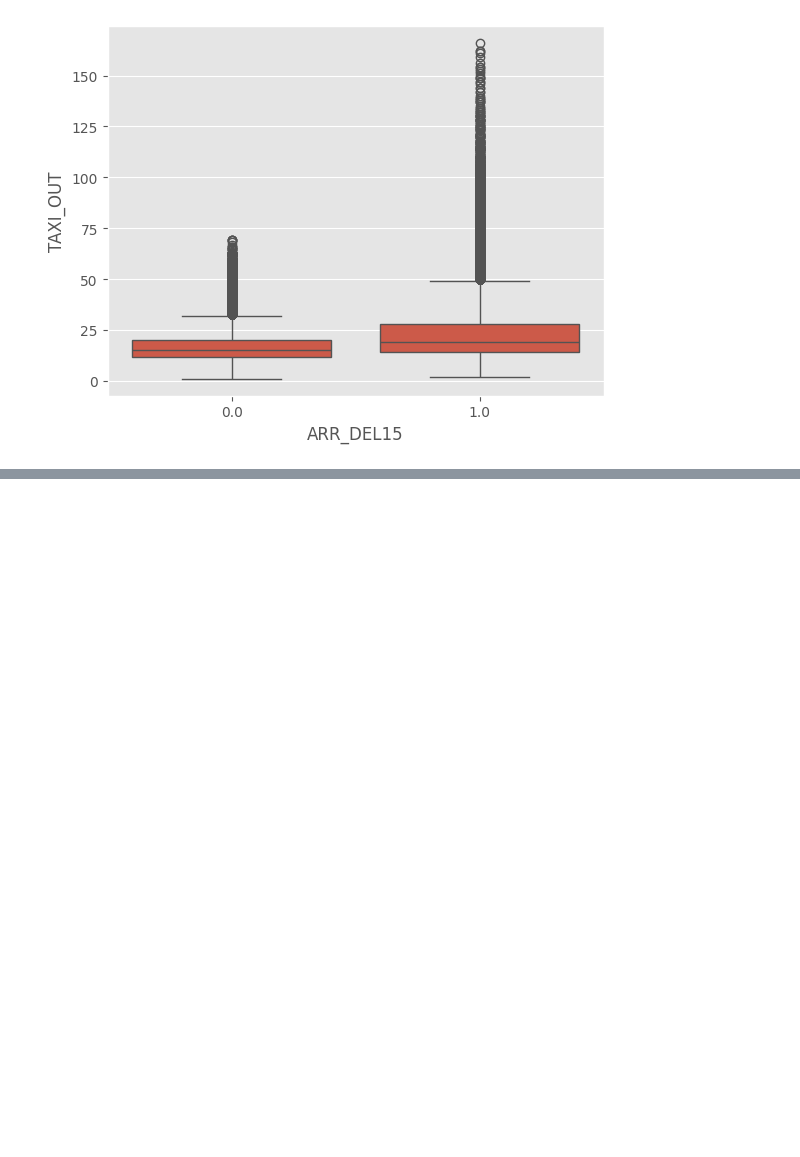
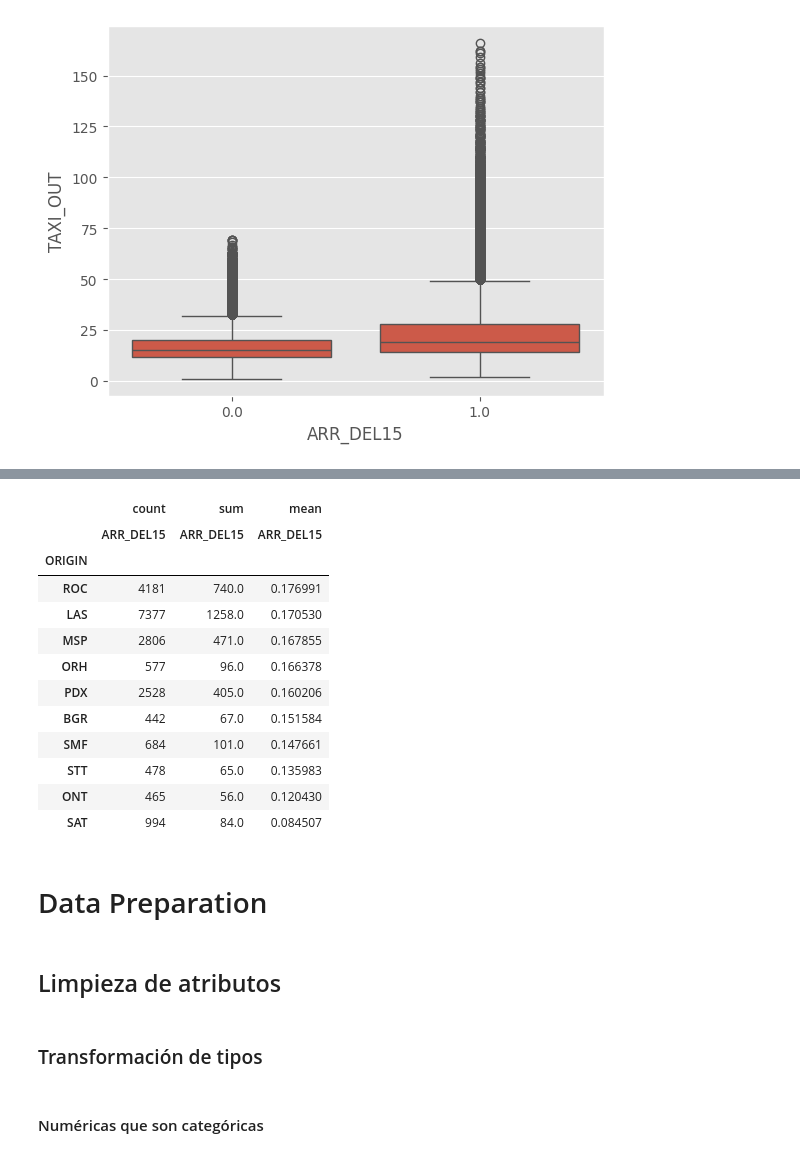
Before and after one commit to Nambu89/Supervised-Learning, a Jupyter notebook: Ejercicio_JFK.ipynb, the cells around one changed output, grey strips where cells are left out. Drawn from its saved outputs; the diff is of its cells as text; code cells hidden in the pictures; blank space fills up the shorter version.

```diff
--- a/Ejercicio_JFK.ipynb
+++ b/Ejercicio_JFK.ipynb
@@ -238,0 +264,24 @@ df_3[df_3[TARGET] == 1]["TAXI_OUT"].plot(kind="hist", bins = 50)
+# %%
+df_3.pivot_table(index="ORIGIN", values=TARGET, aggfunc=["count", "sum", "mean"]).sort_values(by=[("mean", "ARR_DEL15")], ascending=False).tail(10)
+# %% [output]
+|  | count | sum | mean |
+|  | ARR_DEL15 | ARR_DEL15 | ARR_DEL15 |
+| ORIGIN |  |  |  |
+| ROC | 4181 | 740.0 | 0.176991 |
+| LAS | 7377 | 1258.0 | 0.170530 |
+| MSP | 2806 | 471.0 | 0.167855 |
+| ORH | 577 | 96.0 | 0.166378 |
+| PDX | 2528 | 405.0 | 0.160206 |
+| BGR | 442 | 67.0 | 0.151584 |
+| SMF | 684 | 101.0 | 0.147661 |
+| STT | 478 | 65.0 | 0.135983 |
+| ONT | 465 | 56.0 | 0.120430 |
+| SAT | 994 | 84.0 | 0.084507 |
+# %% [markdown]
+# Data Preparation
+# %% [markdown]
+## Limpieza de atributos
+# %% [markdown]
+### Transformación de tipos
+# %% [markdown]
+#### Numéricas que son categóricas
```
Also changed, not shown: parts of 21 cells of this notebook.
